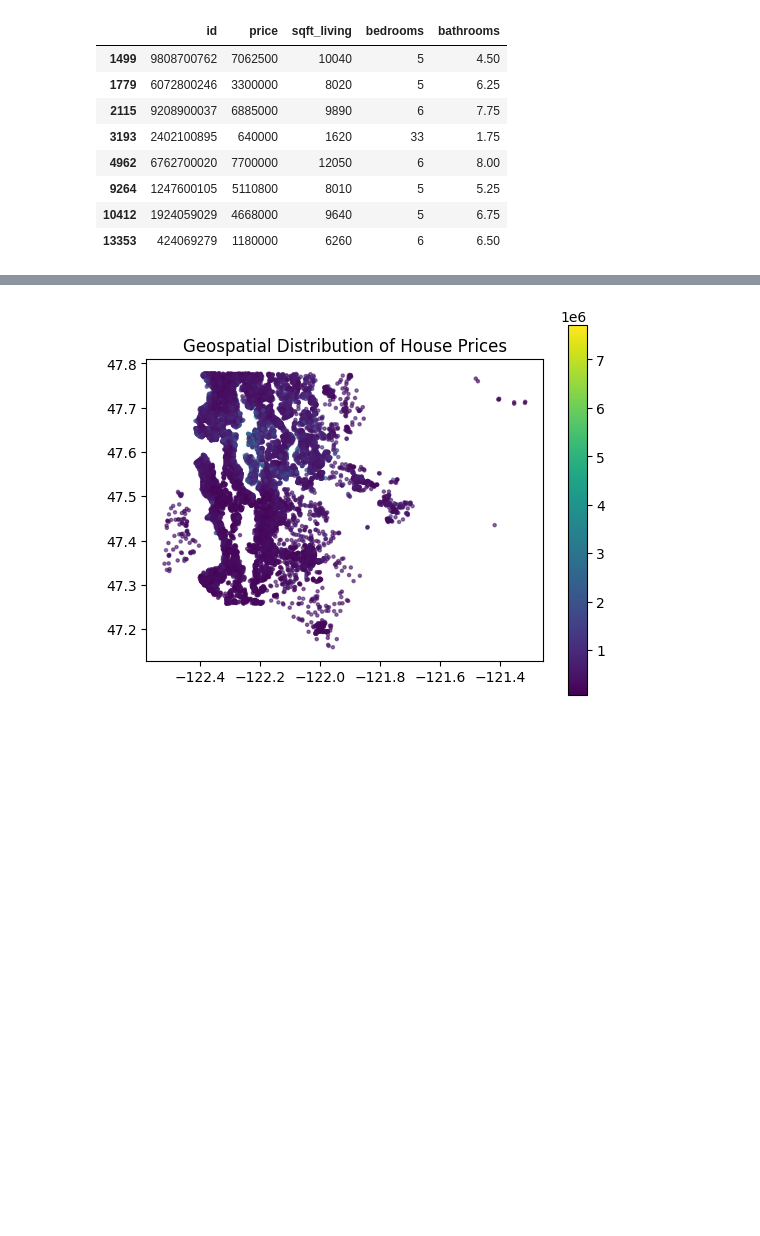
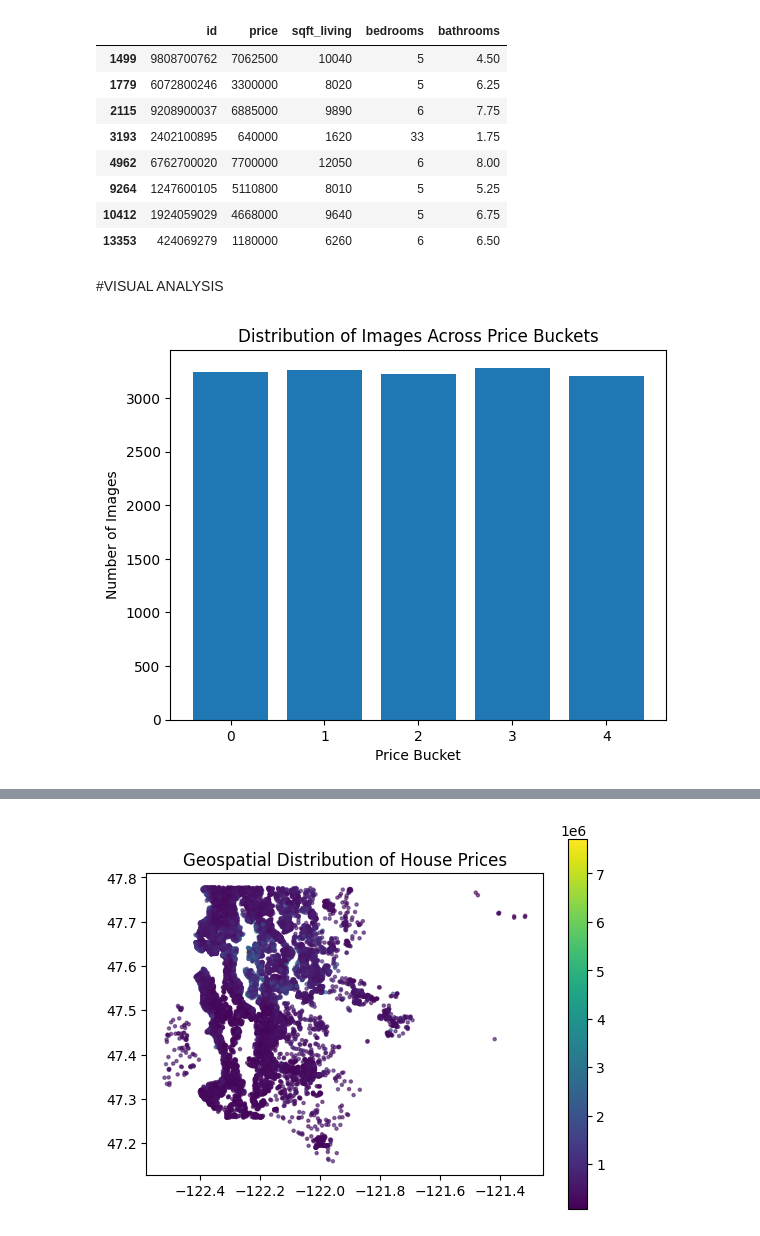
Before and after one commit to akshayiitr04/satellite-property-valuation, a Jupyter notebook: preprocessing.ipynb, the cells around one changed output, grey strips where cells are left out. Drawn from its saved outputs; the diff is of its cells as text; code cells hidden in the pictures; blank space fills up the shorter version.

```diff
--- a/preprocessing.ipynb
+++ b/preprocessing.ipynb
@@ -436,3 +448,19 @@ train.loc[flags, ["id", "price", "sqft_living", "bedrooms", "bathrooms"]]
 | 9264 | 1247600105 | 5110800 | 8010 | 5 | 5.25 |
 | 10412 | 1924059029 | 4668000 | 9640 | 5 | 6.75 |
 | 13353 | 424069279 | 1180000 | 6260 | 6 | 6.50 |
+# %% [markdown]
+#VISUAL ANALYSIS
+# %%
+df = pd.read_csv("/content/drive/MyDrive/satellite_project/data/raw/train.csv")  # should include image_id, price
+
+# Count images per price bucket
+df['price_bucket'] = pd.qcut(df['price'], 5, labels=False)  # quintiles
+bucket_counts = df['price_bucket'].value_counts().sort_index()
+
+plt.bar(bucket_counts.index, bucket_counts.values)
+plt.xlabel("Price Bucket")
+plt.ylabel("Number of Images")
+plt.title("Distribution of Images Across Price Buckets")
+plt.show()
+# %% [output]
+[figure, added]
```
Also changed, not shown: parts of 6 cells of this notebook.
